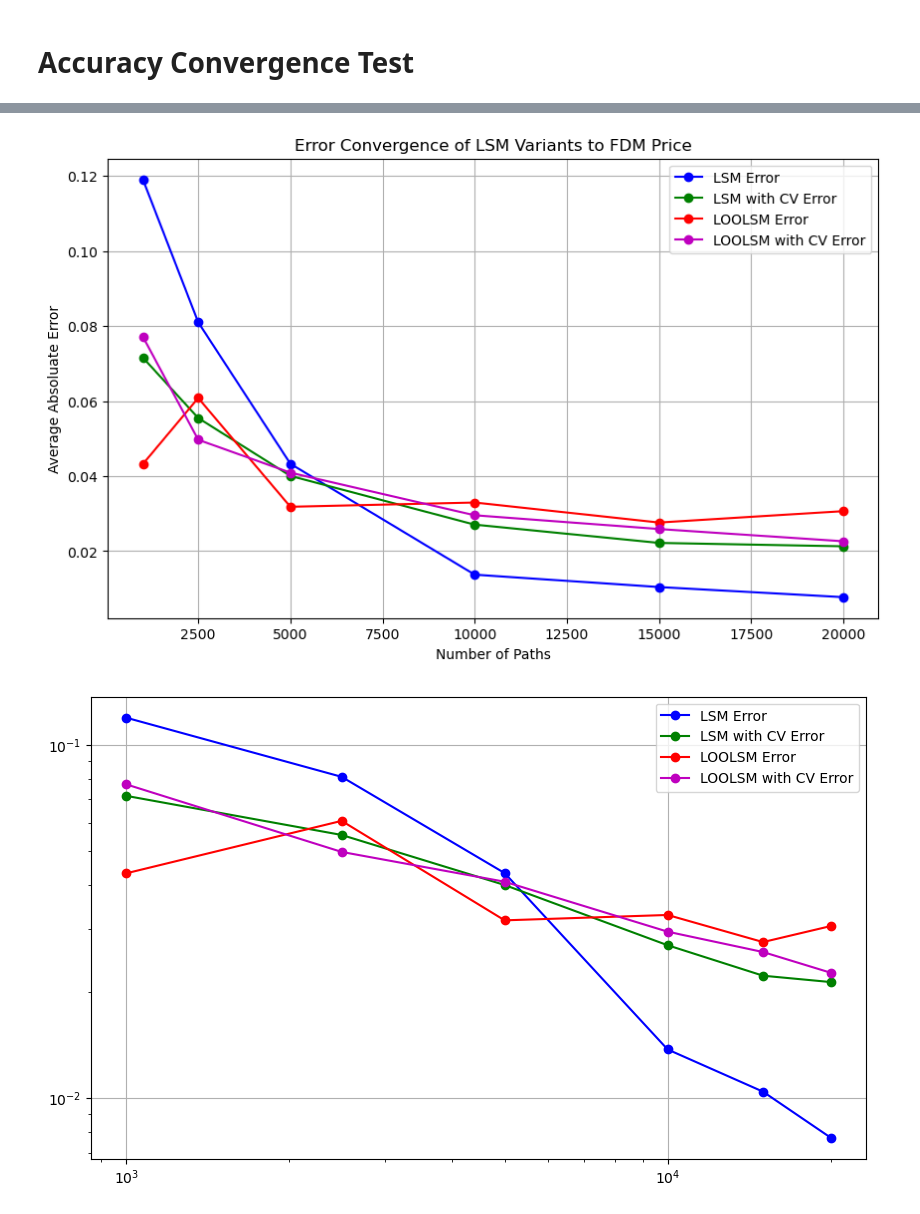
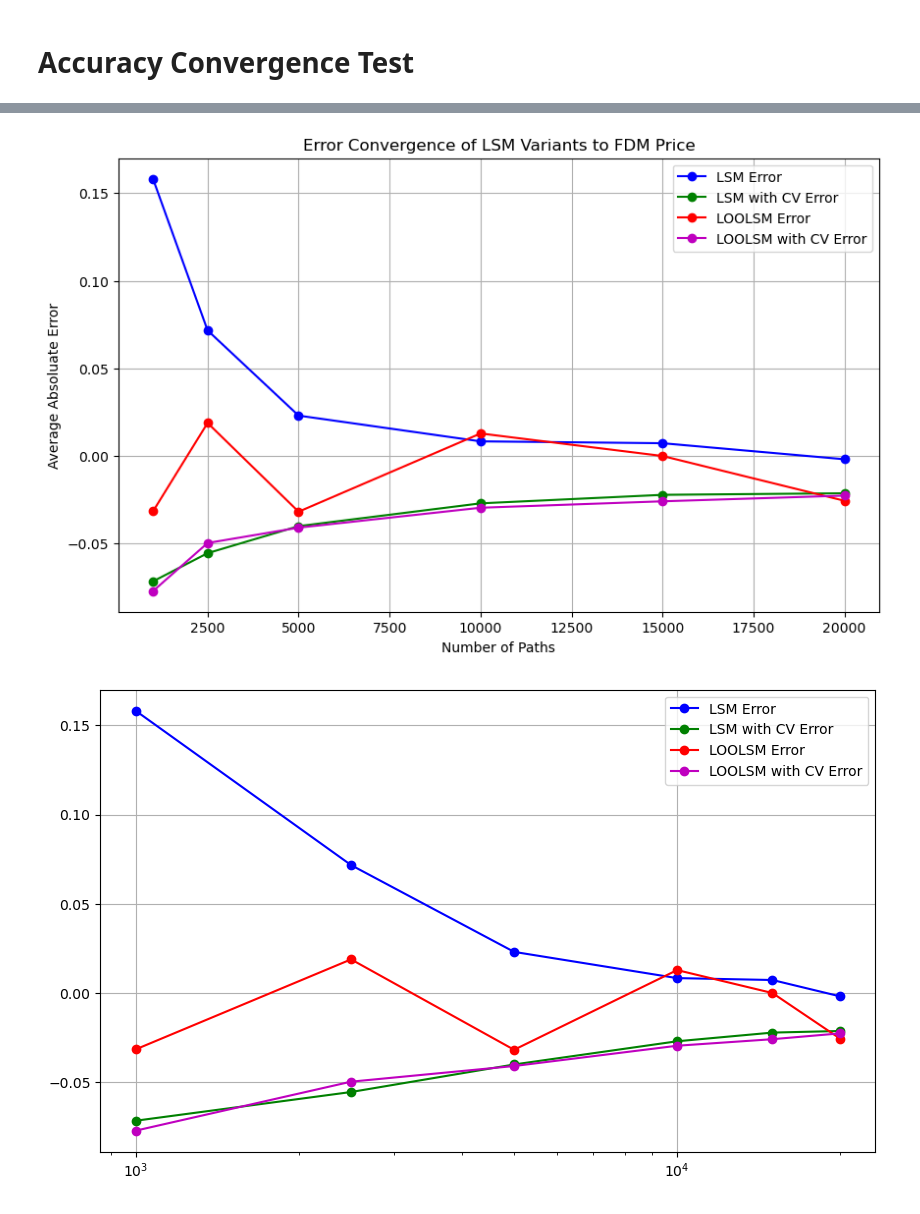
Before and after one commit to sockiesss/LSM_Option_Pricing, a Jupyter notebook: notebooks/tests.ipynb, the cells around one changed output, grey strips where cells are left out. Saved outputs shown, nothing was run; the diff lists cells and outputs as text; code cells hidden in the pictures.

```diff
--- a/notebooks/tests.ipynb
+++ b/notebooks/tests.ipynb
@@ -1798,6 +1798,8 @@ LSM Runtime: 0.06611371040344238
 Luphord's LSM Runtime: 0.050373077392578125
 # %%
 #(Part 8) Comparison of Accuracy and Runtime between Our LSM Implementation and Luphord's LSM Implementation
+import os
+os.environ["OPENBLAS_VERBOSE"] = "0"
 def Compare_Luphor(LSM_engine, Luphord_LSM, option_type = 'put', n_samples = 200, iterations = 25, seed = 42):
     """
     Here we run random parameter sampling benchmark on our LSM engine
@@ -1871,7 +1873,7 @@ def Compare_Luphor(LSM_engine, Luphord_LSM, option_type = 'put', n_samples = 200
             "Luphord Price": round(luphord_price, 4),
             "Luphord Runtime": round(luphord_runtime, 4),
             "Price Difference": round(lsm_price - luphord_price, 4),
-            "Runtime Difference": round(lsm_runtime - luphord_runtime, 4)
+            "Runtime Difference": round((lsm_runtime - luphord_runtime)/(luphord_runtime + 1e-6)*100, 4)
         })
 
         if (indx + 1) % 50 == 0:
@@ -1896,7 +1898,7 @@ if __name__ == "__main__":
     warnings.filterwarnings("ignore")
 
     start = time.time()
-    luphord_comparison_df = Compare_Luphor(LSM, Luphord_LSM, option_type = 'put', n_samples = 200, iterations = 10, seed = 42)
+    luphord_comparison_df = Compare_Luphor(LSM, Luphord_LSM, option_type = 'put', n_samples = 500, iterations = 10, seed = 42)
     elapsed = time.time() - start
 
     luphord_comparison_df.to_csv("luphor_comparison.csv", index = False)
@@ -2016,10 +2018,10 @@ def convergence_test(LSM_engine, LSM_CV_engine, LOOLSM_engine, LOOLSM_CV_engine,
                 "LOOLSM Price": round(loolsm_price, 4),
                 "LOOLSM CV Price": round(loolsm_cv_price, 4),
                 "FDM Price": round(fdm_price, 4),
-                "LSM Error (LSM - FDM)": round(np.abs(lsm_price - fdm_price), 4),
-                "LSM CV Error (LSM CV - FDM)": round(np.abs(lsm_cv_price - fdm_price), 4),
-                "LOOLSM Error (LOOLSM - FDM)": round(np.abs(loolsm_price - fdm_price), 4),
-                "LOOLSM CV Error (LOOLSM CV - FDM)": round(np.abs(loolsm_cv_price - fdm_price), 4)
+                "LSM Error (LSM - FDM)": round(lsm_price - fdm_price, 4),
+                "LSM CV Error (LSM CV - FDM)": round(lsm_cv_price - fdm_price, 4),
+                "LOOLSM Error (LOOLSM - FDM)": round(loolsm_price - fdm_price, 4),
+                "LOOLSM CV Error (LOOLSM CV - FDM)": round(loolsm_cv_price - fdm_price, 4)
             })
 
     results = pd.DataFrame(results)
@@ -2080,21 +2082,20 @@ plt.title("Error Convergence of LSM Variants to FDM Price")
 plt.legend()
 plt.grid()
 # %% [output]
-[figure, old version]
+[figure, new version]
 # %%
 n_arr = convergence_df['Paths'].unique()
 err_lsm = convergence_df.groupby('Paths')['LSM Error (LSM - FDM)'].mean()
 err_lsm_cv = convergence_df.groupby('Paths')['LSM CV Error (LSM CV - FDM)'].mean()
 err_loolsm = convergence_df.groupby('Paths')['LOOLSM Error (LOOLSM - FDM)'].mean()
 err_loolsm_cv = convergence_df.groupby('Paths')['LOOLSM CV Error (LOOLSM CV - FDM)'].mean()
 plt.figure(figsize=(10, 6))
 plt.plot(n_arr, err_lsm, 'bo-', label='LSM Error')
 plt.plot(n_arr, err_lsm_cv, 'go-', label='LSM with CV Error')
 plt.plot(n_arr, err_loolsm, 'ro-', label='LOOLSM Error')
 plt.plot(n_arr, err_loolsm_cv, 'mo-', label='LOOLSM with CV Error')
 plt.xscale('log')
-plt.yscale('log')
 plt.legend()
 plt.grid()
 # %% [output]
-[figure, old version]
+[figure, new version]
```
Also changed, not shown: parts of 3 cells of this notebook.
